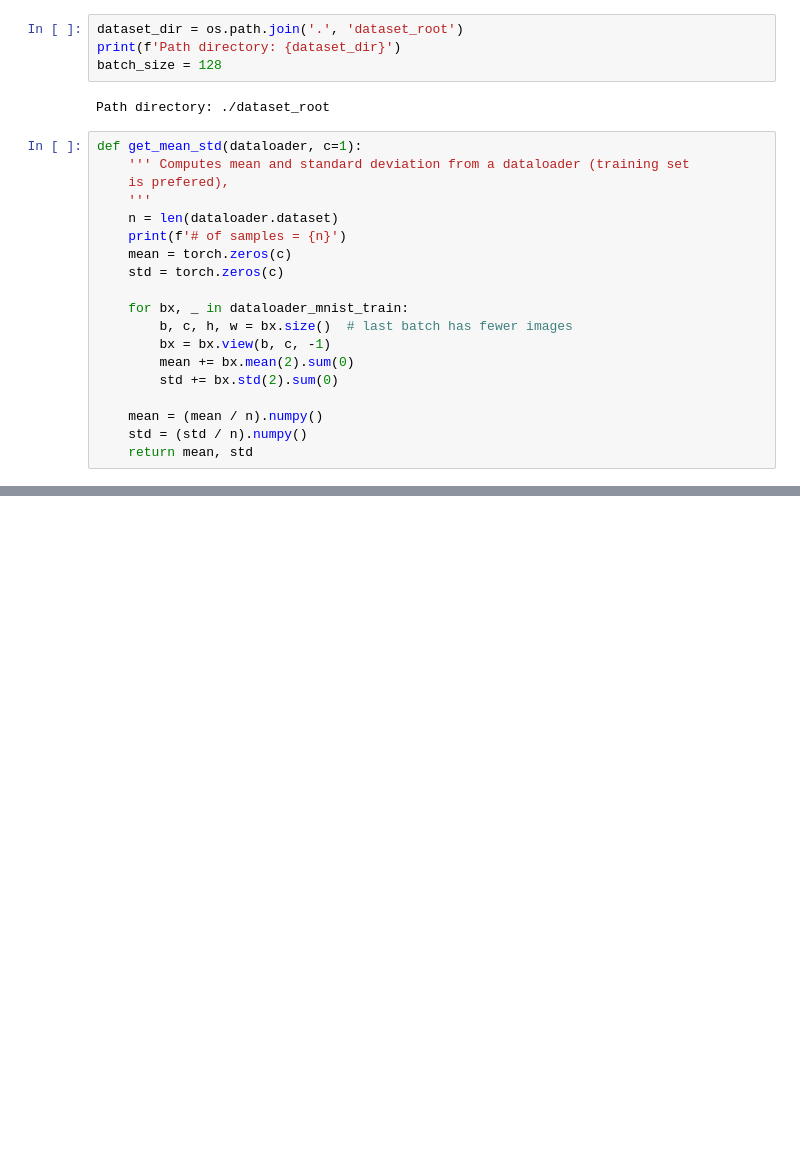
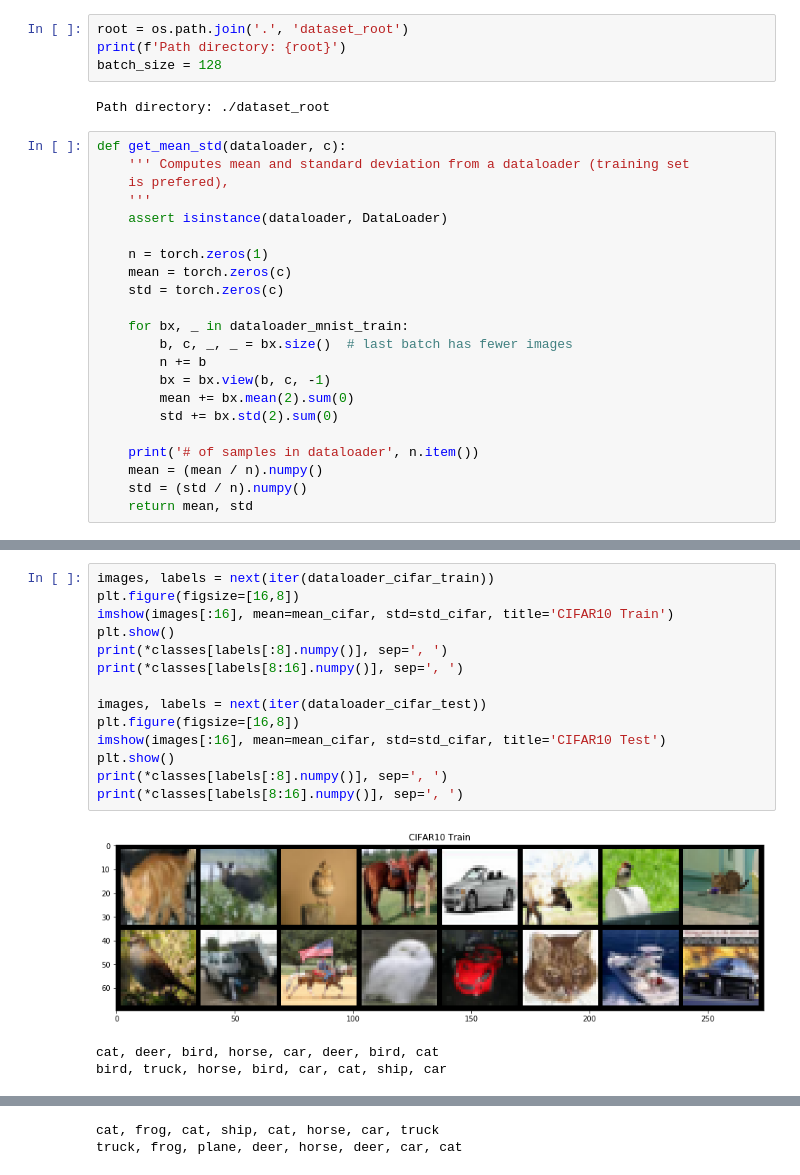
Before and after one commit to changx03/torch_tutorial, a Jupyter notebook: dataset_test.ipynb, the cells around one changed output, grey strips where cells are left out. Drawn from its saved outputs; the diff is of its cells as text; blank space fills up the shorter version.

```diff
--- a/dataset_test.ipynb
+++ b/dataset_test.ipynb
@@ -16,27 +19,30 @@ plt.ion()  # interactive mode
 cuda:0
 6
 # %%
-dataset_dir = os.path.join('.', 'dataset_root')
-print(f'Path directory: {dataset_dir}')
+root = os.path.join('.', 'dataset_root')
+print(f'Path directory: {root}')
 batch_size = 128
 # %% [output]
 Path directory: ./dataset_root
 # %%
-def get_mean_std(dataloader, c=1):
+def get_mean_std(dataloader, c):
     ''' Computes mean and standard deviation from a dataloader (training set
     is prefered),
     '''
-    n = len(dataloader.dataset)
-    print(f'# of samples = {n}')
+    assert isinstance(dataloader, DataLoader)
+
+    n = torch.zeros(1)
     mean = torch.zeros(c)
     std = torch.zeros(c)
 
     for bx, _ in dataloader_mnist_train:
-        b, c, h, w = bx.size()  # last batch has fewer images
+        b, c, _, _ = bx.size()  # last batch has fewer images
+        n += b
         bx = bx.view(b, c, -1)
         mean += bx.mean(2).sum(0)
         std += bx.std(2).sum(0)
 
+    print('# of samples in dataloader', n.item())
     mean = (mean / n).numpy()
     std = (std / n).numpy()
     return mean, std
@@ -128,0 +202,18 @@ plt.show()
+# %%
+images, labels = next(iter(dataloader_cifar_train))
+plt.figure(figsize=[16,8])
+imshow(images[:16], mean=mean_cifar, std=std_cifar, title='CIFAR10 Train')
+plt.show()
+print(*classes[labels[:8].numpy()], sep=', ')
+print(*classes[labels[8:16].numpy()], sep=', ')
+
+images, labels = next(iter(dataloader_cifar_test))
+plt.figure(figsize=[16,8])
+imshow(images[:16], mean=mean_cifar, std=std_cifar, title='CIFAR10 Test')
+plt.show()
+print(*classes[labels[:8].numpy()], sep=', ')
+print(*classes[labels[8:16].numpy()], sep=', ')
+# %% [output]
+[figure, added]
+cat, deer, bird, horse, car, deer, bird, cat
+bird, truck, horse, bird, car, cat, ship, car
@@ -128,0 +221,2 @@ plt.show()
+cat, frog, cat, ship, cat, horse, car, truck
+truck, frog, plane, deer, horse, deer, car, cat
```
Also changed, not shown: parts of 14 cells of this notebook.
